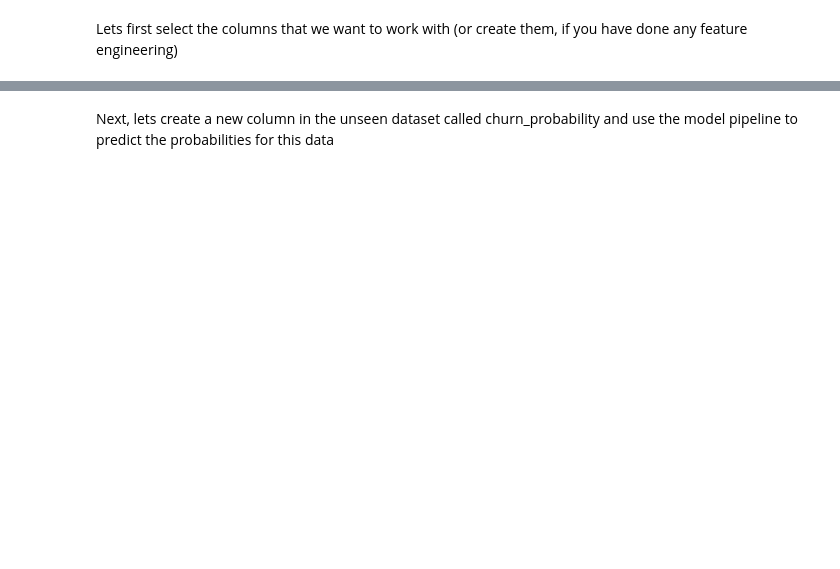
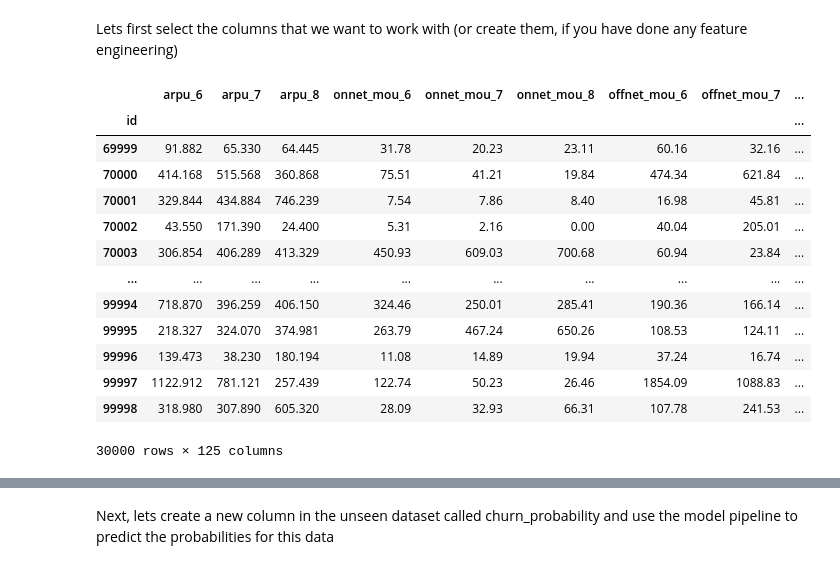
Before and after one commit to harish-babu/telecom-churn, a Jupyter notebook: telecom-churn-notebook.ipynb, the cells around one changed output, grey strips where cells are left out. Cells and saved outputs as stored; diff of their text form; code cells hidden in the pictures; blank space fills up the shorter version.

```diff
--- a/telecom-churn-notebook.ipynb
+++ b/telecom-churn-notebook.ipynb
@@ -935,5 +996,7 @@ unseen.head()
 # %% [markdown]
 Lets first select the columns that we want to work with (or create them, if you have done any feature engineering)
-# %%
-submission_data = unseen.set_index('id')[new_vars]
-submission_data.shape
+# %%
+# Let us create the months_since_last_recharge field here
+unseen['months_since_last_charge'] = unseen.apply(calculate_months_since_last_charge_df, axis=1)
+# %%
+unseen[impute_cols] = imp.fit_transform(unseen[impute_cols])
@@ -939,0 +1005,17 @@ submission_data.shape
+# %%
+submission_data.set_index('id')
+# %% [output]
+|  | arpu_6 | arpu_7 | arpu_8 | onnet_mou_6 | onnet_mou_7 | onnet_mou_8 | offnet_mou_6 | offnet_mou_7 | ... |
+| id |  |  |  |  |  |  |  |  | ... |
+| 69999 | 91.882 | 65.330 | 64.445 | 31.78 | 20.23 | 23.11 | 60.16 | 32.16 | ... |
+| 70000 | 414.168 | 515.568 | 360.868 | 75.51 | 41.21 | 19.84 | 474.34 | 621.84 | ... |
+| 70001 | 329.844 | 434.884 | 746.239 | 7.54 | 7.86 | 8.40 | 16.98 | 45.81 | ... |
+| 70002 | 43.550 | 171.390 | 24.400 | 5.31 | 2.16 | 0.00 | 40.04 | 205.01 | ... |
+| 70003 | 306.854 | 406.289 | 413.329 | 450.93 | 609.03 | 700.68 | 60.94 | 23.84 | ... |
+| ... | ... | ... | ... | ... | ... | ... | ... | ... | ... |
+| 99994 | 718.870 | 396.259 | 406.150 | 324.46 | 250.01 | 285.41 | 190.36 | 166.14 | ... |
+| 99995 | 218.327 | 324.070 | 374.981 | 263.79 | 467.24 | 650.26 | 108.53 | 124.11 | ... |
+| 99996 | 139.473 | 38.230 | 180.194 | 11.08 | 14.89 | 19.94 | 37.24 | 16.74 | ... |
+| 99997 | 1122.912 | 781.121 | 257.439 | 122.74 | 50.23 | 26.46 | 1854.09 | 1088.83 | ... |
+| 99998 | 318.980 | 307.890 | 605.320 | 28.09 | 32.93 | 66.31 | 107.78 | 241.53 | ... |
+30000 rows × 125 columns
```
Also changed, not shown: parts of 33 cells of this notebook, 1 other file.
